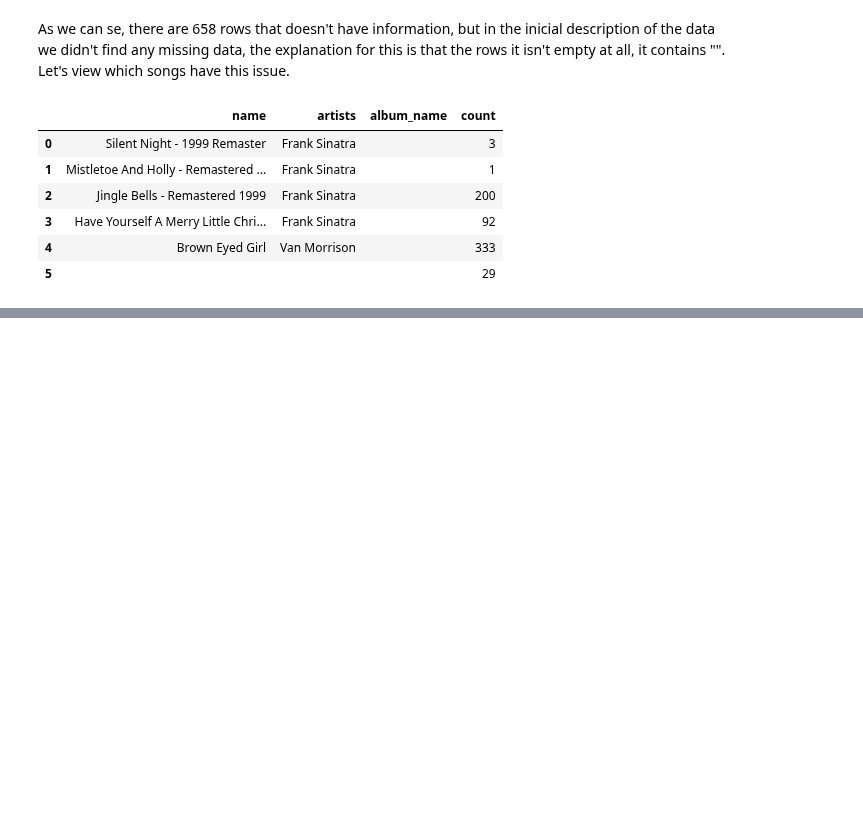
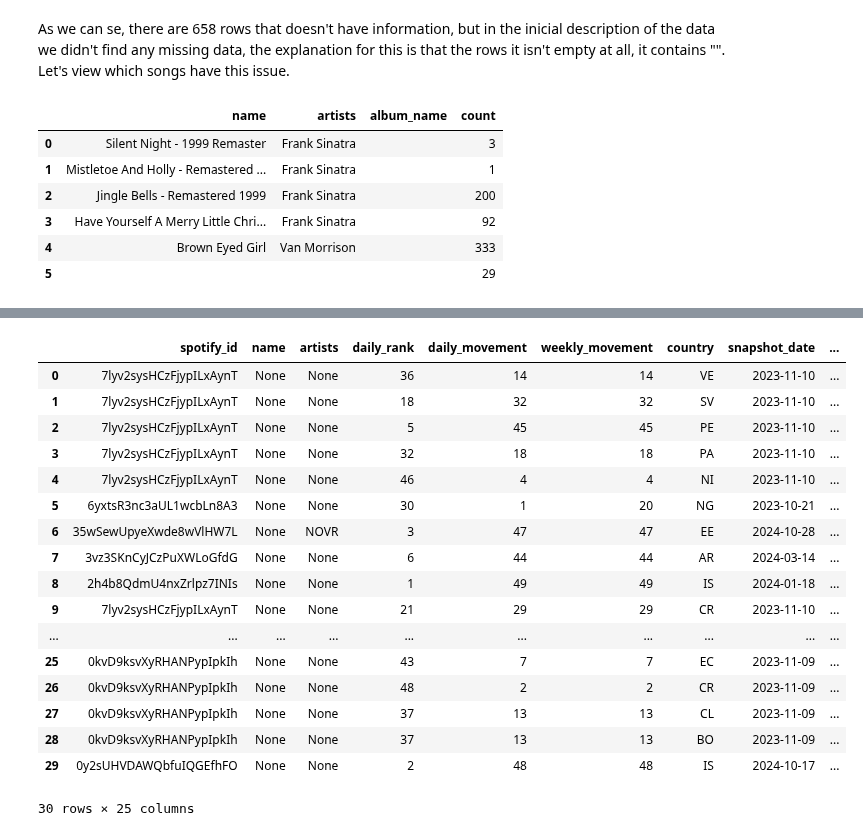
Before and after one commit to PPJQ/Spotify-Songs, a Jupyter notebook: Spotify-Songs-Documentation Notebook.ipynb, the cells around one changed output, grey strips where cells are left out. Drawn from its saved outputs; the diff is of its cells as text; code cells hidden in the pictures; blank space fills up the shorter version.

```diff
--- a/Spotify-Songs-Documentation Notebook.ipynb
+++ b/Spotify-Songs-Documentation Notebook.ipynb
@@ -204,0 +259,32 @@ As we can see, there are there are only five songs that have this issue and ther
+# %%
+# Selecting the rows which `name` and `artists` are NULL
+query = """
+SELECT
+    *
+FROM
+    spotify_top_songs
+WHERE
+    "name" IS NULL OR
+    artists IS NULL;
+"""
+
+pd.io.sql.read_sql(query, con = engine)
+# %% [output]
+|  | spotify_id | name | artists | daily_rank | daily_movement | weekly_movement | country | snapshot_date | ... |
+| 0 | 7lyv2sysHCzFjypILxAynT | None | None | 36 | 14 | 14 | VE | 2023-11-10 | ... |
+| 1 | 7lyv2sysHCzFjypILxAynT | None | None | 18 | 32 | 32 | SV | 2023-11-10 | ... |
+| 2 | 7lyv2sysHCzFjypILxAynT | None | None | 5 | 45 | 45 | PE | 2023-11-10 | ... |
+| 3 | 7lyv2sysHCzFjypILxAynT | None | None | 32 | 18 | 18 | PA | 2023-11-10 | ... |
+| 4 | 7lyv2sysHCzFjypILxAynT | None | None | 46 | 4 | 4 | NI | 2023-11-10 | ... |
+| 5 | 6yxtsR3nc3aUL1wcbLn8A3 | None | None | 30 | 1 | 20 | NG | 2023-10-21 | ... |
+| 6 | 35wSewUpyeXwde8wVlHW7L | None | NOVR | 3 | 47 | 47 | EE | 2024-10-28 | ... |
+| 7 | 3vz3SKnCyJCzPuXWLoGfdG | None | None | 6 | 44 | 44 | AR | 2024-03-14 | ... |
+| 8 | 2h4b8QdmU4nxZrlpz7INIs | None | None | 1 | 49 | 49 | IS | 2024-01-18 | ... |
+| 9 | 7lyv2sysHCzFjypILxAynT | None | None | 21 | 29 | 29 | CR | 2023-11-10 | ... |
+| ... | ... | ... | ... | ... | ... | ... | ... | ... | ... |
+| 25 | 0kvD9ksvXyRHANPypIpkIh | None | None | 43 | 7 | 7 | EC | 2023-11-09 | ... |
+| 26 | 0kvD9ksvXyRHANPypIpkIh | None | None | 48 | 2 | 2 | CR | 2023-11-09 | ... |
+| 27 | 0kvD9ksvXyRHANPypIpkIh | None | None | 37 | 13 | 13 | CL | 2023-11-09 | ... |
+| 28 | 0kvD9ksvXyRHANPypIpkIh | None | None | 37 | 13 | 13 | BO | 2023-11-09 | ... |
+| 29 | 0y2sUHVDAWQbfuIQGEfhFO | None | None | 2 | 48 | 48 | IS | 2024-10-17 | ... |
+30 rows × 25 columns
```
Also changed, not shown: parts of 10 cells of this notebook, 1 other file.
